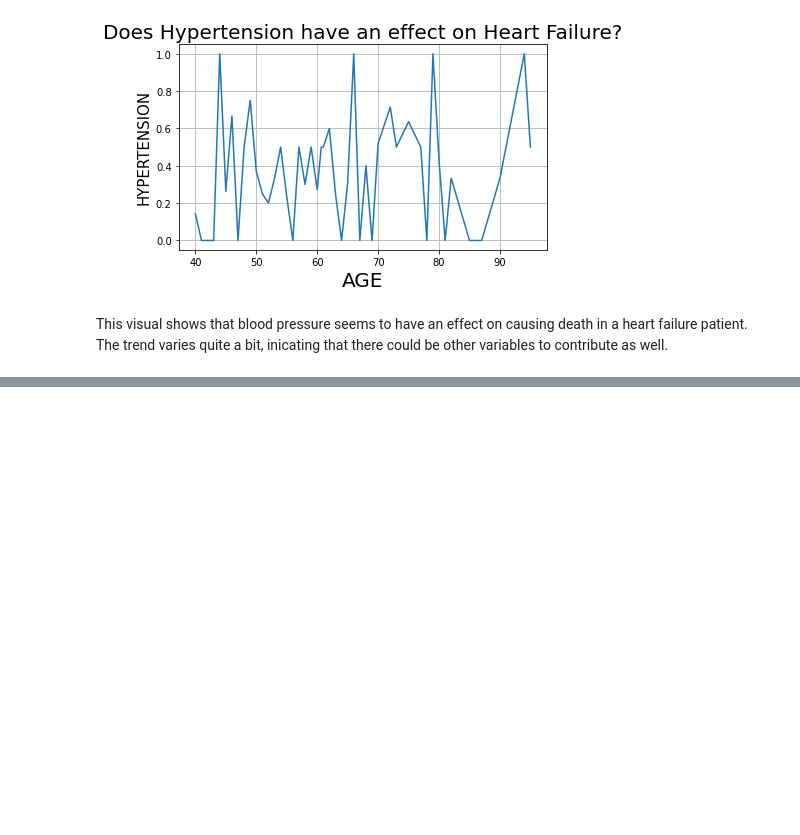
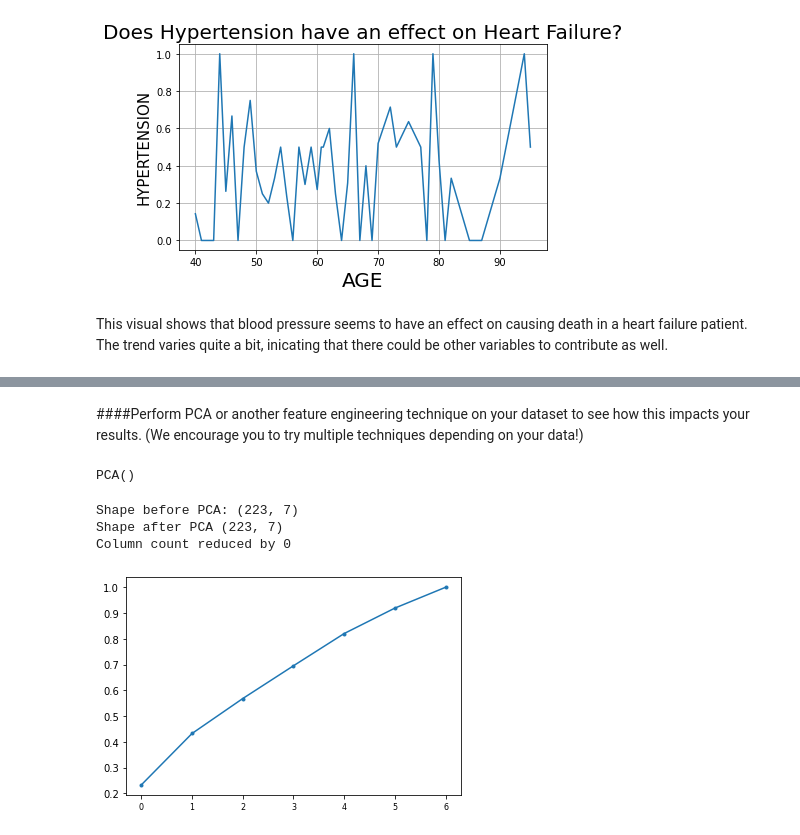
Before and after one commit to SarahJane86/Project2, a Jupyter notebook: Project_2_HeartFailure(Core).ipynb, the cells around one changed output, grey strips where cells are left out. Cells and saved outputs as stored; diff of their text form; code cells hidden in the pictures; blank space fills up the shorter version.

```diff
--- a/Project_2_HeartFailure(Core).ipynb
+++ b/Project_2_HeartFailure(Core).ipynb
@@ -409,0 +437,3 @@ This visual shows that blood pressure seems to have an effect on causing death i
+# %%
+x = heartfail.drop('DEATH_EVENT', axis=1)
+y = heartfail['DEATH_EVENT']
@@ -409,0 +773,2 @@ This visual shows that blood pressure seems to have an effect on causing death i
+# %% [markdown]
+####Perform PCA or another feature engineering technique on your dataset to see how this impacts your results.  (We encourage you to try multiple techniques depending on your data!)
@@ -409,0 +777,10 @@ This visual shows that blood pressure seems to have an effect on causing death i
+# %%
+#creating a scaler
+scaler= StandardScaler()
+scaled_df = scaler.fit_transform(x)
+# %%
+#fitting the pca
+pca = PCA()
+pca.fit(scaled_df)
+# %% [output]
+PCA()
@@ -409,0 +789,14 @@ This visual shows that blood pressure seems to have an effect on causing death i
+# %%
+# Transform the training data and check shape of new features after applying PCA
+print('Shape before PCA:', train_x_process.shape)
+print('Shape after PCA', pca_processing.fit_transform(train_x_process).shape)
+print('Column count reduced by', train_x_process.shape[1] - pca_processing.fit_transform(train_x_process).shape[1])
+# %% [output]
+Shape before PCA: (223, 7)
+Shape after PCA (223, 7)
+Column count reduced by 0
+# %%
+plt.plot(range(0, 7), pca.explained_variance_ratio_.cumsum(), marker= '.')
+plt.xticks(ticks=range(0,7), fontsize=8);
+# %% [output]
+[figure, added]
```
Also changed, not shown: parts of 60 cells of this notebook.
